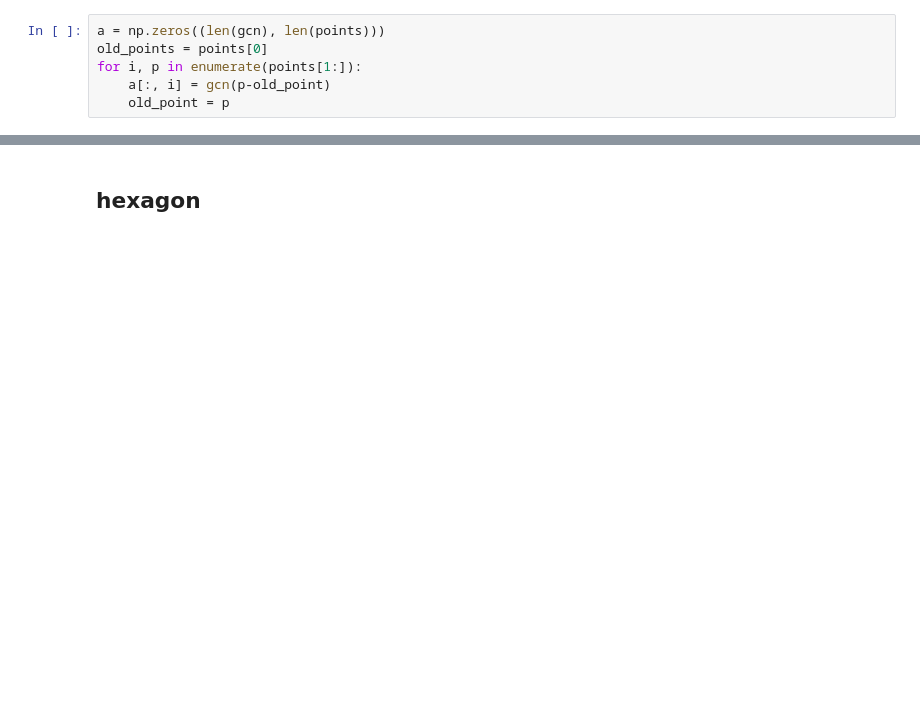
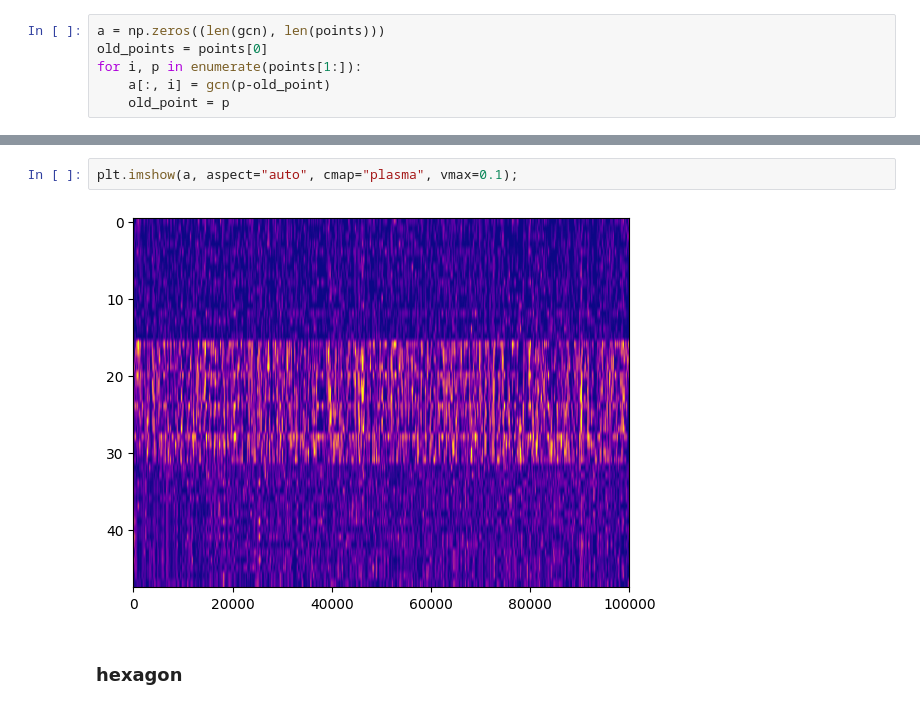
Before and after one commit to iKiru-hub/PCNN, a Jupyter notebook: notebooks/lab_pcore_1.ipynb, the cells around one changed output, grey strips where cells are left out. Cells and saved outputs as stored; diff of their text form; blank space fills up the shorter version.

```diff
--- a/notebooks/lab_pcore_1.ipynb
+++ b/notebooks/lab_pcore_1.ipynb
@@ -871,5 +774,9 @@ array([0.00000000e+00, 0.00000000e+00, 0.00000000e+00, ...,
+# %%
+plt.imshow(a, aspect="auto", cmap="plasma", vmax=0.1);
+# %% [output]
+[figure, added]
 # %% [markdown]
-## hexagon
+### hexagon
 # %%
 """ online """
 
```
Also changed, not shown: parts of 20 cells of this notebook, 11 other files.
